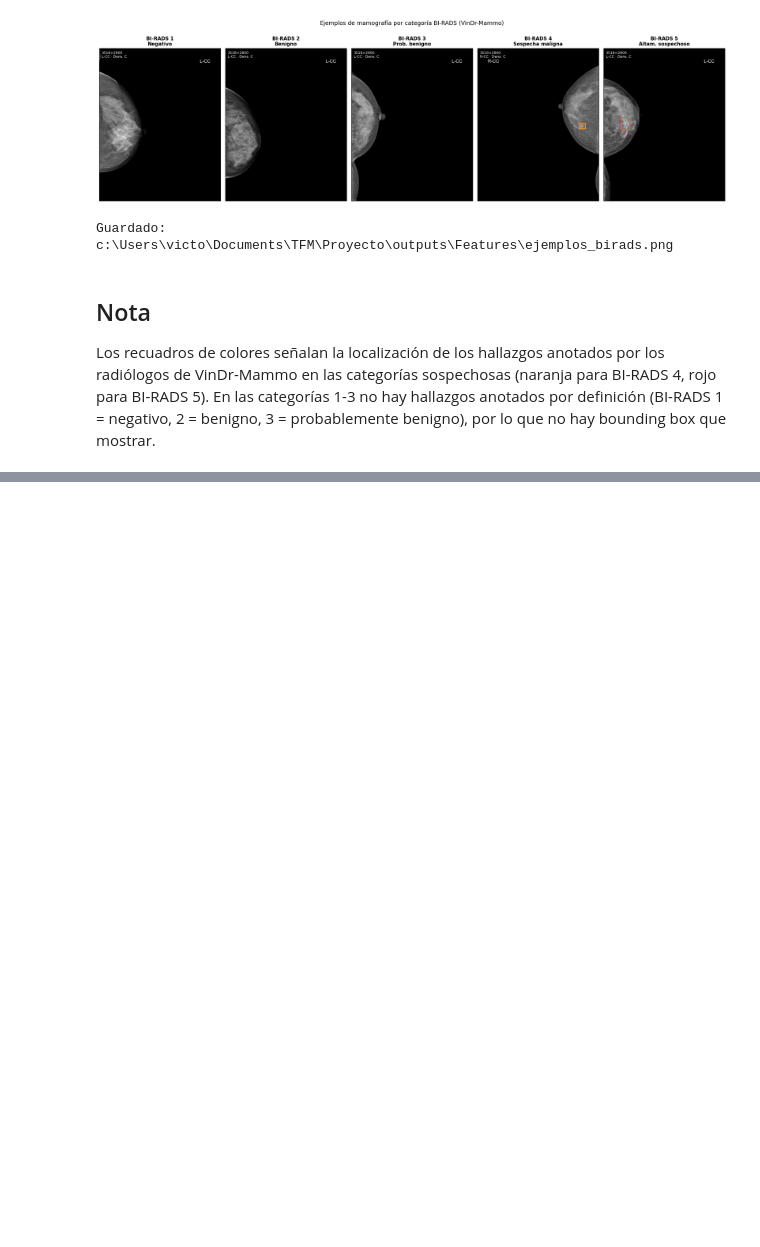
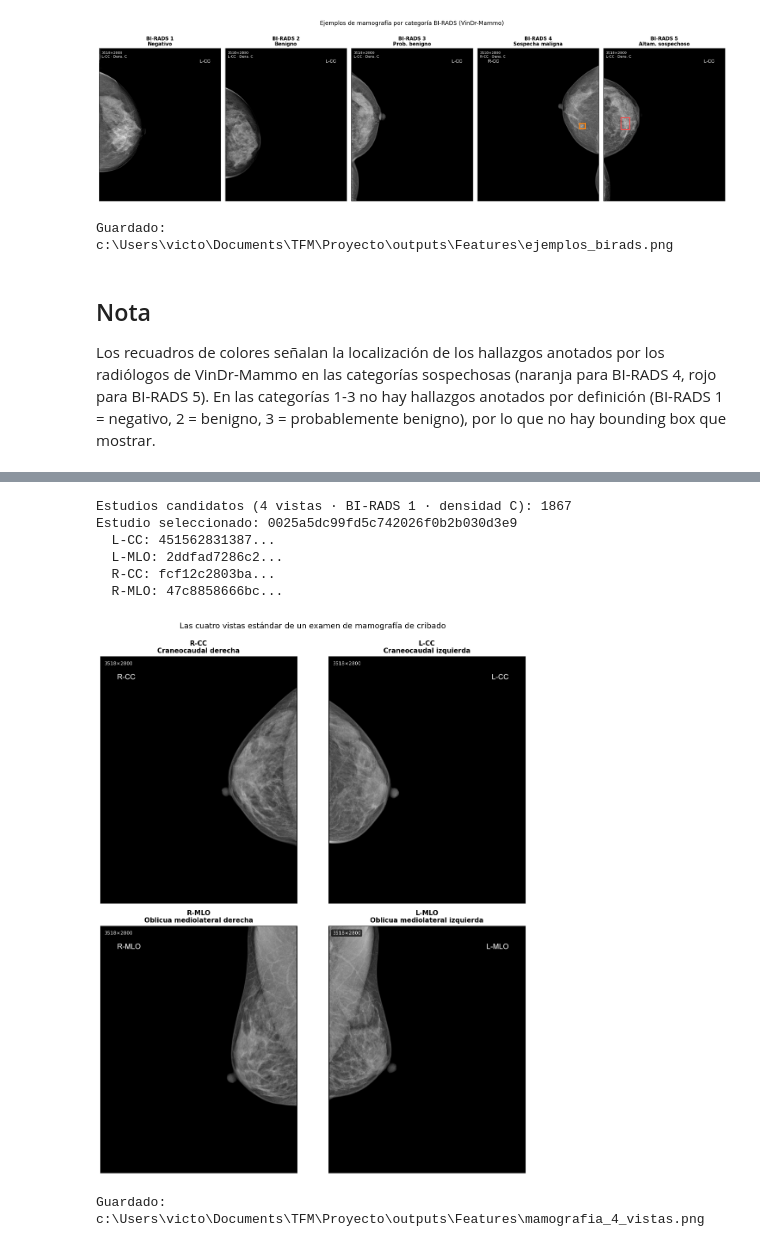
Before and after one commit to vicrdgz/Clasificacion-BIRADS-mamografia-cribado-asymmirai, a Jupyter notebook: notebooks/13_ejemplos_birads.ipynb, the cells around one changed output, grey strips where cells are left out. Saved outputs shown, nothing was run; the diff lists cells and outputs as text; code cells hidden in the pictures; blank space fills up the shorter version.

Commit message:
Added visualization example of four views of a mammography exam

```diff
--- a/notebooks/13_ejemplos_birads.ipynb
+++ b/notebooks/13_ejemplos_birads.ipynb
@@ -189,0 +201,80 @@ Los recuadros de colores señalan la localización de los hallazgos anotados por
+# %%
+# ─────────────────────────────────────────────────────────────────────
+# Selección del estudio ilustrativo: 4 vistas, BI-RADS 1, densidad C.
+# ─────────────────────────────────────────────────────────────────────
+np.random.seed(42)
+
+VISTAS_REQUERIDAS = {('R', 'CC'), ('L', 'CC'), ('R', 'MLO'), ('L', 'MLO')}
+
+# Estudios con todas las mamas BI-RADS 1 y densidad C
+_cand = breast[(breast.birads_num == 1) &
+               (breast.breast_density == 'DENSITY C')].copy()
+
+# Requerir que las 4 combinaciones (lat, view) estén presentes en el estudio
+def _tiene_4_vistas(g):
+    return set(zip(g['laterality'], g['view_position'])) >= VISTAS_REQUERIDAS
+
+_estudios_ok = _cand.groupby('study_id').filter(_tiene_4_vistas)
+_ids = sorted(_estudios_ok['study_id'].unique())
+print(f'Estudios candidatos (4 vistas · BI-RADS 1 · densidad C): {len(_ids)}')
+
+study_id = _ids[0]  # elegimos el primero por orden alfabético (reproducible)
+print(f'Estudio seleccionado: {study_id}')
+
+# Recuperar las 4 vistas de ese estudio
+_sub = _estudios_ok[_estudios_ok.study_id == study_id]
+vistas_4 = {}
+for _, row in _sub.iterrows():
+    key = (row['laterality'], row['view_position'])
+    if key in VISTAS_REQUERIDAS and key not in vistas_4:
+        vistas_4[key] = row['image_id']
+
+for k, v in vistas_4.items():
+    print(f'  {k[0]}-{k[1]}: {v[:12]}...')
+
+# ─────────────────────────────────────────────────────────────────────
+# Composición de la figura 2×2 con convención radiológica.
+# Fila superior: proyecciones craneocaudales (CC).
+# Fila inferior: proyecciones oblicuas mediolaterales (MLO).
+# Columna izquierda: mama derecha del paciente (convención de lectura).
+# Columna derecha:   mama izquierda del paciente.
+# ─────────────────────────────────────────────────────────────────────
+_ORDEN = [
+    (('R', 'CC'),  'R-CC',  'Craneocaudal derecha'),
+    (('L', 'CC'),  'L-CC',  'Craneocaudal izquierda'),
+    (('R', 'MLO'), 'R-MLO', 'Oblicua mediolateral derecha'),
+    (('L', 'MLO'), 'L-MLO', 'Oblicua mediolateral izquierda'),
+]
+
+fig, axes = plt.subplots(2, 2, figsize=(11, 13))
+for ax, (key, corto, largo) in zip(axes.flat, _ORDEN):
+    image_id = vistas_4[key]
+    path = _dcm_path(study_id, image_id)
+    img = load_dicom_for_display(path)
+    ax.imshow(img, cmap='gray', aspect='equal')
+    ax.set_title(f'{corto}\n{largo}', fontsize=11, fontweight='bold')
+    ax.set_xticks([]); ax.set_yticks([])
+    # Anotación con dimensiones para trazabilidad
+    ax.text(0.02, 0.98, f'{img.shape[0]}×{img.shape[1]}',
+            transform=ax.transAxes, fontsize=8, va='top', ha='left',
+            color='white',
+            bbox=dict(boxstyle='round,pad=0.3', facecolor='black',
+                      alpha=0.7, edgecolor='none'))
+
+fig.suptitle('Las cuatro vistas estándar de un examen de mamografía de cribado',
+             fontsize=13, y=0.995)
+plt.tight_layout()
+
+_out_path = os.path.join(OUT_DIR, 'mamografia_4_vistas.png')
+plt.savefig(_out_path, dpi=300, bbox_inches='tight', facecolor='white')
+plt.show()
+print(f'\nGuardado: {_out_path}')
+# %% [output]
+Estudios candidatos (4 vistas · BI-RADS 1 · densidad C): 1867
+Estudio seleccionado: 0025a5dc99fd5c742026f0b2b030d3e9
+  L-CC: 451562831387...
+  L-MLO: 2ddfad7286c2...
+  R-CC: fcf12c2803ba...
+  R-MLO: 47c8858666bc...
+[figure, added]
+Guardado: c:\Users\victo\Documents\TFM\Proyecto\outputs\Features\mamografia_4_vistas.png
```
Also changed, not shown: parts of 1 cell of this notebook.
